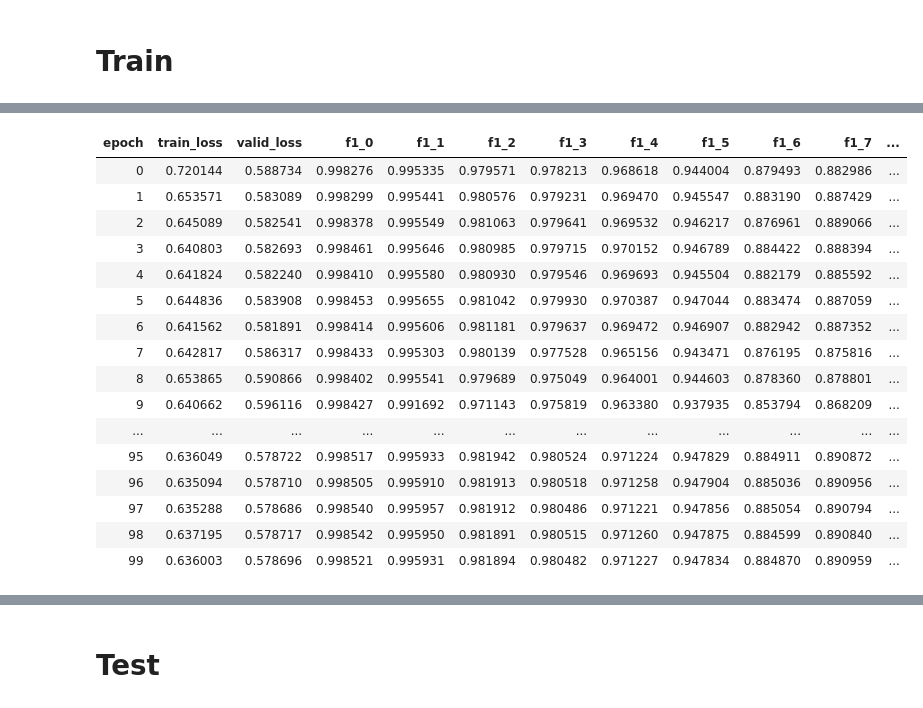
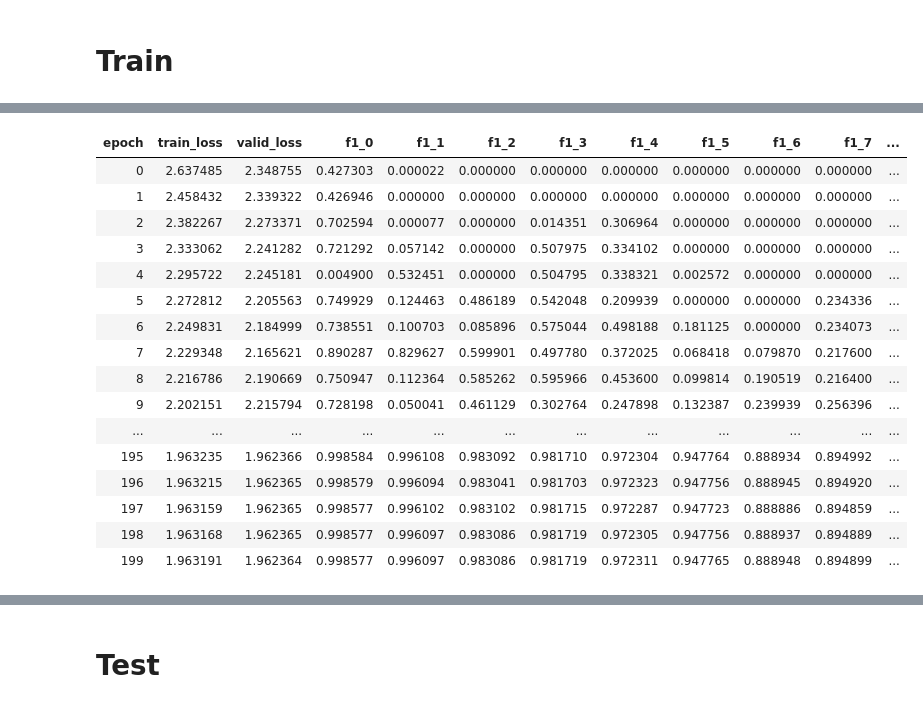
Before and after one commit to antorsae/liverpool-ion-switching, a Jupyter notebook: wavenet_recurrent.ipynb, the cells around one changed output, grey strips where cells are left out. Cells and saved outputs as stored; diff of their text form; code cells hidden in the pictures.

```diff
--- a/wavenet_recurrent.ipynb
+++ b/wavenet_recurrent.ipynb
@@ -383,5 +404,5 @@ torch.Size([4000, 16])
 # %%
-train_ds = IonDataset((train, train_channels_in_segment), train_idx, jitter=False, synth=True)
+#train_ds = IonDataset((train, train_channels_in_segment), train_idx, jitter=False, synth=True)
 len(train_ds)
 x = torch.empty((len(train_ds),train_ds[0][0][0].shape[0]))
 for i in range(len(train_ds)): x[i] = train_ds[i][0][0][:,0]
@@ -436,25 +457,34 @@ class Wave_Block(nn.Module):
             x = self.convs[i + 1](x)
             res = res + x
         return res
+
 # detail
 class Classifier(nn.Module):
     def __init__(self, inch=FEAT_WINDOW*2, kernel_size=15):
         super().__init__()
+        self.wave_blocks = []
+        self.wave_blocks.append(ConvLayer(inch, 64, 7,ndim=1))
+        inch = 64
         f_d = [(inch,12), (inch*2,8), (inch*4,4), (inch*8,1), (inch*16,)]
-        self.wave_blocks = []
         for i in range(len(f_d)-1):
             f_in, f_out = f_d[i][0], f_d[i+1][0]
             self.wave_blocks.append(Wave_Block(f_in, f_out,f_d[i][1],kernel_size))
             self.wave_blocks.append(nn.BatchNorm1d(f_out))
+        self.wave_blocks.extend((ConvLayer(f_out, 32, 7,ndim=1),
+                                Wave_Block(32, 64,1,kernel_size),
+                                nn.BatchNorm1d(64),
+                                ConvLayer(64, 32, 7,ndim=1)))
         self.wave_blocks = nn.Sequential(*self.wave_blocks)
-        self.LSTM = nn.GRU(input_size=f_out, hidden_size=f_out, num_layers=3, batch_first=True, bidirectional=True,)
-        self.fc = nn.Linear(f_out*2, 11)
+        f_out = FEAT_WINDOW
+        self.LSTM = nn.LSTM(input_size=f_out, hidden_size=256, num_layers=5, batch_first=True, bidirectional=True,
+                           dropout=0.5)
+        self.fc = nn.Linear(256*2, 11)
 
     def forward(self, x):
         x,_ = x
-        x = x.permute(0, 2, 1)
-        x = self.wave_blocks(x)
-        x = x.permute(0, 2, 1)
+        #x = x.permute(0, 2, 1)
+        #x = self.wave_blocks(x)
+        #x = x.permute(0, 2, 1)
         x, _ = self.LSTM(x)
         return self.fc(x),x
 # %%
@@ -524,7 +554,7 @@ class SoftF1Loss(Module):
     def forward(self, output, target): return softf1_loss(output, target, self.weight)
 
 class LabelSmoothingCE(Module):
-    def __init__(self, eps:float=0.1, reduction='mean'): self.eps,self.reduction = eps,reduction
+    def __init__(self, eps:float=0.6, reduction='mean'): self.eps,self.reduction = eps,reduction
 
     def forward(self, output, target):
         c = output.size()[-1]
@@ -612,12 +642,12 @@ mets.extend([MF1Score(labels=list(range(11)),average='macro', metric_name=f"f1")
 learn = None
 gc.collect()
 torch.cuda.empty_cache()
-learn = Learner(dls,model,loss_func=DriftChannelsLoss([LabelSmoothingCE]),opt_func=Adam,
-                metrics=mets)
+learn = Learner(dls,model,loss_func=DriftChannelsLoss([LabelSmoothingCE]),
+                opt_func=RMSProp,metrics=mets, moms=None,)
 
 #learn.callbacks.extend([F1Metric(learn)])
 
-learn.to_parallel().to_fp16()
+learn.to_parallel()#.to_fp16()
 summary = learn.summary()
 match = re.search(r'Total trainable params: ([0-9,]+)', summary)
 model_params = int(match.group(1).replace(",",""))
@@ -654,22 +684,22 @@ Loaded wavenet7487787_t1000_v250_BS96_SS100000_WS4000_cv0.9398_clean
 # %%
 #learn.fit_flat_cos(100,lr=1e-3)
 # %%
-learn.fit_one_cycle(100,lr_max=1e-2)#,pct_start=0.5)
+learn.fit_flat_cos(200,1e-3,pct_start=0.5)
 # %% [output]
 | epoch | train_loss | valid_loss | f1_0 | f1_1 | f1_2 | f1_3 | f1_4 | f1_5 | f1_6 | f1_7 | ... |
-| 0 | 0.720144 | 0.588734 | 0.998276 | 0.995335 | 0.979571 | 0.978213 | 0.968618 | 0.944004 | 0.879493 | 0.882986 | ... |
-| 1 | 0.653571 | 0.583089 | 0.998299 | 0.995441 | 0.980576 | 0.979231 | 0.969470 | 0.945547 | 0.883190 | 0.887429 | ... |
-| 2 | 0.645089 | 0.582541 | 0.998378 | 0.995549 | 0.981063 | 0.979641 | 0.969532 | 0.946217 | 0.876961 | 0.889066 | ... |
-| 3 | 0.640803 | 0.582693 | 0.998461 | 0.995646 | 0.980985 | 0.979715 | 0.970152 | 0.946789 | 0.884422 | 0.888394 | ... |
-| 4 | 0.641824 | 0.582240 | 0.998410 | 0.995580 | 0.980930 | 0.979546 | 0.969693 | 0.945504 | 0.882179 | 0.885592 | ... |
-| 5 | 0.644836 | 0.583908 | 0.998453 | 0.995655 | 0.981042 | 0.979930 | 0.970387 | 0.947044 | 0.883474 | 0.887059 | ... |
-| 6 | 0.641562 | 0.581891 | 0.998414 | 0.995606 | 0.981181 | 0.979637 | 0.969472 | 0.946907 | 0.882942 | 0.887352 | ... |
-| 7 | 0.642817 | 0.586317 | 0.998433 | 0.995303 | 0.980139 | 0.977528 | 0.965156 | 0.943471 | 0.876195 | 0.875816 | ... |
-| 8 | 0.653865 | 0.590866 | 0.998402 | 0.995541 | 0.979689 | 0.975049 | 0.964001 | 0.944603 | 0.878360 | 0.878801 | ... |
-| 9 | 0.640662 | 0.596116 | 0.998427 | 0.991692 | 0.971143 | 0.975819 | 0.963380 | 0.937935 | 0.853794 | 0.868209 | ... |
+| 0 | 2.637485 | 2.348755 | 0.427303 | 0.000022 | 0.000000 | 0.000000 | 0.000000 | 0.000000 | 0.000000 | 0.000000 | ... |
+| 1 | 2.458432 | 2.339322 | 0.426946 | 0.000000 | 0.000000 | 0.000000 | 0.000000 | 0.000000 | 0.000000 | 0.000000 | ... |
+| 2 | 2.382267 | 2.273371 | 0.702594 | 0.000077 | 0.000000 | 0.014351 | 0.306964 | 0.000000 | 0.000000 | 0.000000 | ... |
+| 3 | 2.333062 | 2.241282 | 0.721292 | 0.057142 | 0.000000 | 0.507975 | 0.334102 | 0.000000 | 0.000000 | 0.000000 | ... |
+| 4 | 2.295722 | 2.245181 | 0.004900 | 0.532451 | 0.000000 | 0.504795 | 0.338321 | 0.002572 | 0.000000 | 0.000000 | ... |
+| 5 | 2.272812 | 2.205563 | 0.749929 | 0.124463 | 0.486189 | 0.542048 | 0.209939 | 0.000000 | 0.000000 | 0.234336 | ... |
+| 6 | 2.249831 | 2.184999 | 0.738551 | 0.100703 | 0.085896 | 0.575044 | 0.498188 | 0.181125 | 0.000000 | 0.234073 | ... |
+| 7 | 2.229348 | 2.165621 | 0.890287 | 0.829627 | 0.599901 | 0.497780 | 0.372025 | 0.068418 | 0.079870 | 0.217600 | ... |
+| 8 | 2.216786 | 2.190669 | 0.750947 | 0.112364 | 0.585262 | 0.595966 | 0.453600 | 0.099814 | 0.190519 | 0.216400 | ... |
+| 9 | 2.202151 | 2.215794 | 0.728198 | 0.050041 | 0.461129 | 0.302764 | 0.247898 | 0.132387 | 0.239939 | 0.256396 | ... |
 | ... | ... | ... | ... | ... | ... | ... | ... | ... | ... | ... | ... |
-| 95 | 0.636049 | 0.578722 | 0.998517 | 0.995933 | 0.981942 | 0.980524 | 0.971224 | 0.947829 | 0.884911 | 0.890872 | ... |
-| 96 | 0.635094 | 0.578710 | 0.998505 | 0.995910 | 0.981913 | 0.980518 | 0.971258 | 0.947904 | 0.885036 | 0.890956 | ... |
-| 97 | 0.635288 | 0.578686 | 0.998540 | 0.995957 | 0.981912 | 0.980486 | 0.971221 | 0.947856 | 0.885054 | 0.890794 | ... |
-| 98 | 0.637195 | 0.578717 | 0.998542 | 0.995950 | 0.981891 | 0.980515 | 0.971260 | 0.947875 | 0.884599 | 0.890840 | ... |
-| 99 | 0.636003 | 0.578696 | 0.998521 | 0.995931 | 0.981894 | 0.980482 | 0.971227 | 0.947834 | 0.884870 | 0.890959 | ... |
+| 195 | 1.963235 | 1.962366 | 0.998584 | 0.996108 | 0.983092 | 0.981710 | 0.972304 | 0.947764 | 0.888934 | 0.894992 | ... |
+| 196 | 1.963215 | 1.962365 | 0.998579 | 0.996094 | 0.983041 | 0.981703 | 0.972323 | 0.947756 | 0.888945 | 0.894920 | ... |
+| 197 | 1.963159 | 1.962365 | 0.998577 | 0.996102 | 0.983102 | 0.981715 | 0.972287 | 0.947723 | 0.888886 | 0.894859 | ... |
+| 198 | 1.963168 | 1.962365 | 0.998577 | 0.996097 | 0.983086 | 0.981719 | 0.972305 | 0.947756 | 0.888937 | 0.894889 | ... |
+| 199 | 1.963191 | 1.962364 | 0.998577 | 0.996097 | 0.983086 | 0.981719 | 0.972311 | 0.947765 | 0.888948 | 0.894899 | ... |
```
Also changed, not shown: parts of 49 cells of this notebook.
